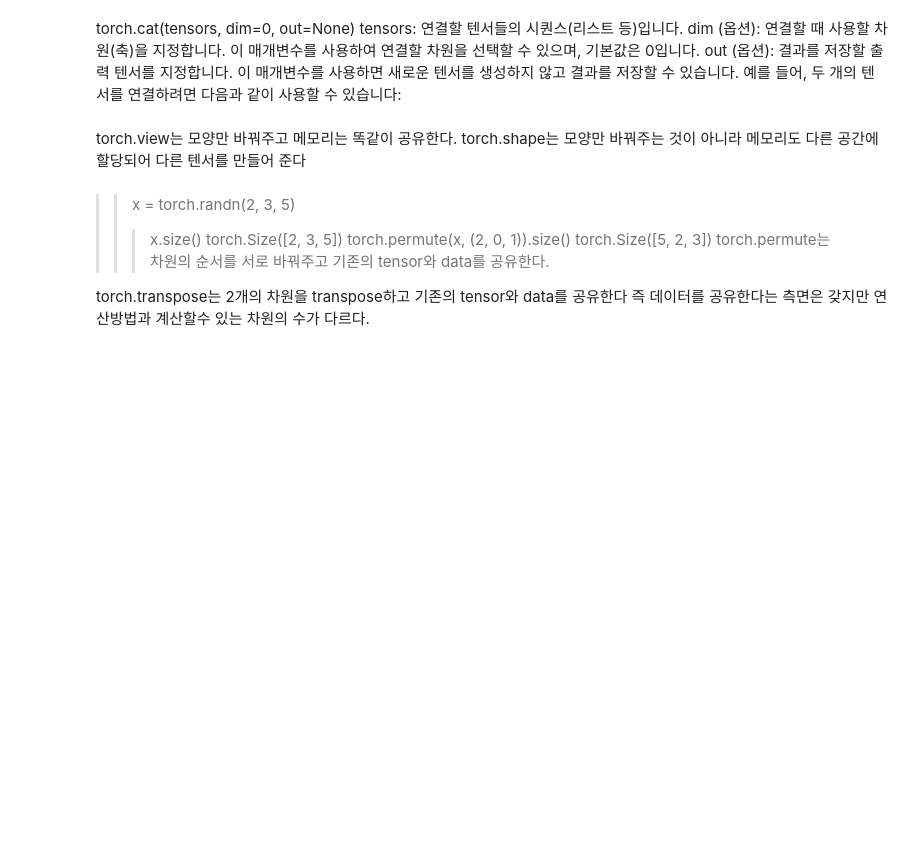
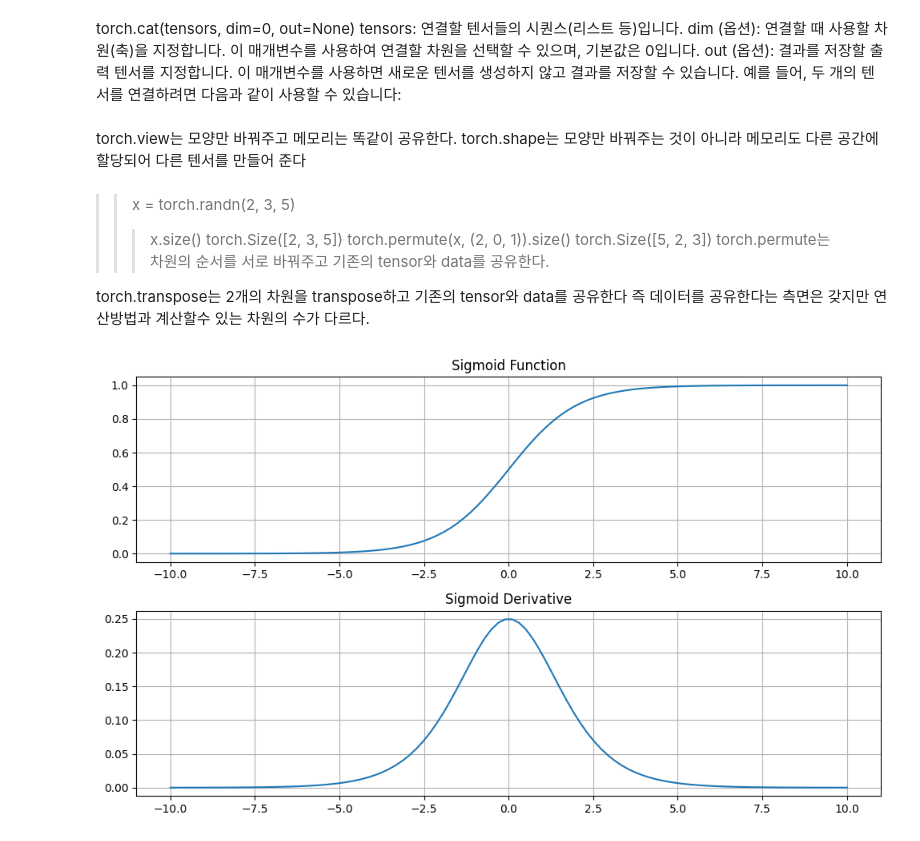
Before and after one commit to seungsdew/-, a Jupyter notebook: 전전심화설계_과제1.ipynb, the cells around one changed output. Cells and saved outputs as stored; diff of their text form; code cells hidden in the pictures; blank space fills up the shorter version.

```diff
--- a/전전심화설계_과제1.ipynb
+++ b/전전심화설계_과제1.ipynb
@@ -163,3 +163,33 @@ torch.permute는 차원의 순서를 서로 바꿔주고 기존의 tensor와 dat
 
 torch.transpose는 2개의 차원을 transpose하고 기존의 tensor와 data를 공유한다
 즉 데이터를 공유한다는 측면은 갖지만 연산방법과 계산할수 있는 차원의 수가 다르다.
+# %%
+import torch
+import matplotlib.pyplot as plt #matplotlib.pyplot를 plt로 이름만 바꿔줌
+# 입력 범위 설정
+x = torch.linspace(-10, 10, 100)
+
+# 시그모이드 함수 계산
+y_sigmoid = torch.sigmoid(x) #torch.linspace(start, end, steps), 시작과 끝, 그리고 몇개의 데이터를 그릴지 정하는 코드
+
+# 시그모이드 함수의 미분 계산
+y_derivative = y_sigmoid * (1 - y_sigmoid)
+
+# 시각화
+#1번 그림을 그림
+plt.figure(figsize=(10, 6)) # 가로가 10이고 세로가 6인 그림을 그림
+plt.subplot(2, 1, 1) # 2*1인 그림을 그리고 첫번째에 1번 그림을 그림
+plt.title("Sigmoid Function") #제목을 붙임
+plt.plot(x, y_sigmoid.numpy()) # 그림을 그림 (x = torch.linspace(-10, 10, 100)) ,  y는 numpy를 사용하여 텐서를 Numpy 배열형테로 만듦, 근데 없어도(y_sigmoid만 적어도)된다.
+plt.grid(True) #grid 활성화
+
+#2번 그림을 그림
+plt.subplot(2, 1, 2)
+plt.title("Sigmoid Derivative")
+plt.plot(x, y_derivative.numpy())
+plt.grid(True)
+
+plt.tight_layout() #그림과 서브플룻의 간격을 최적화 한다. 즉 2개의 서브플룻이 겹치지 않도록 한다.
+plt.show() # 그래프 표시
+# %% [output]
+[figure, added]
```
Also changed, not shown: parts of 2 cells of this notebook.
